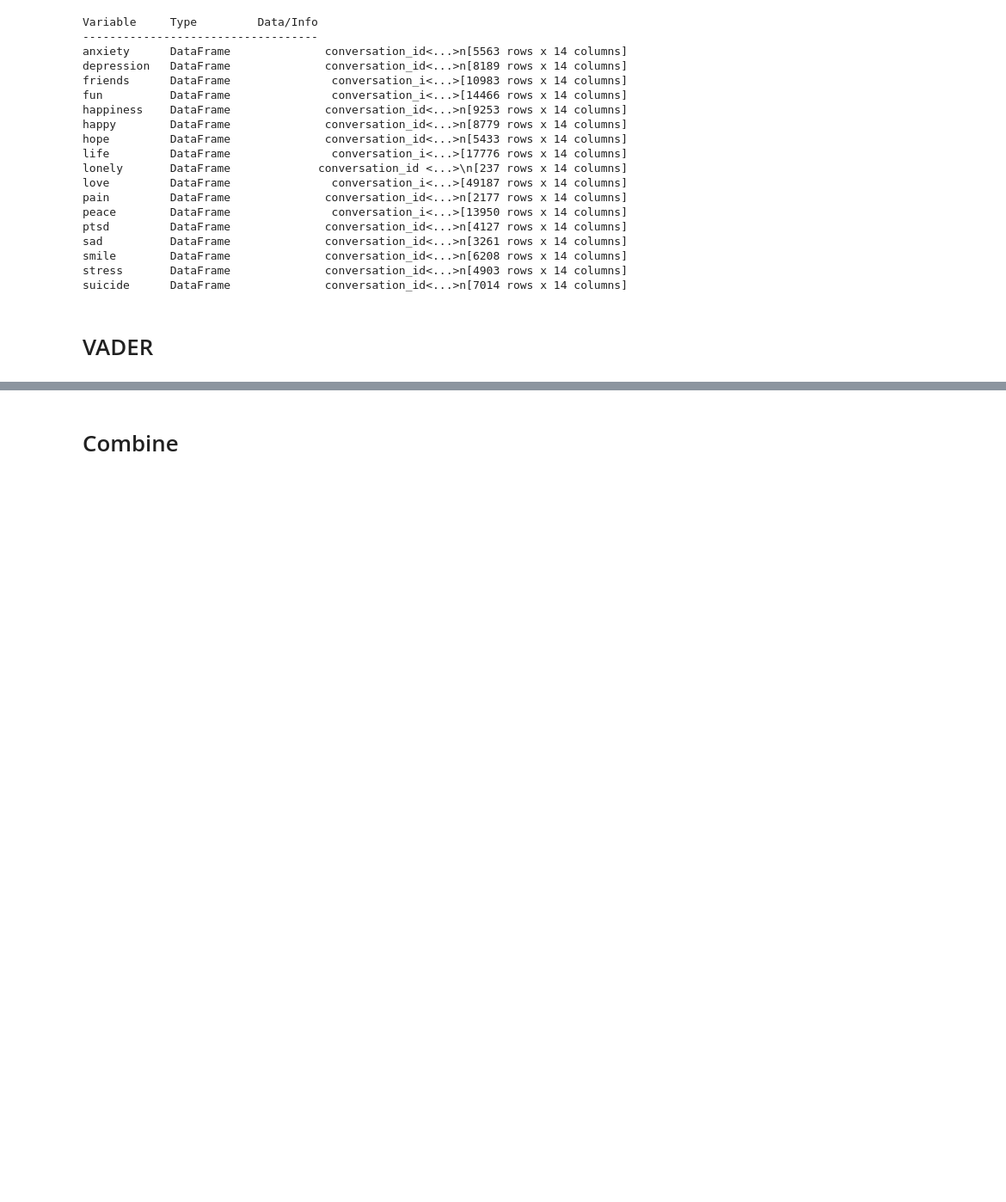
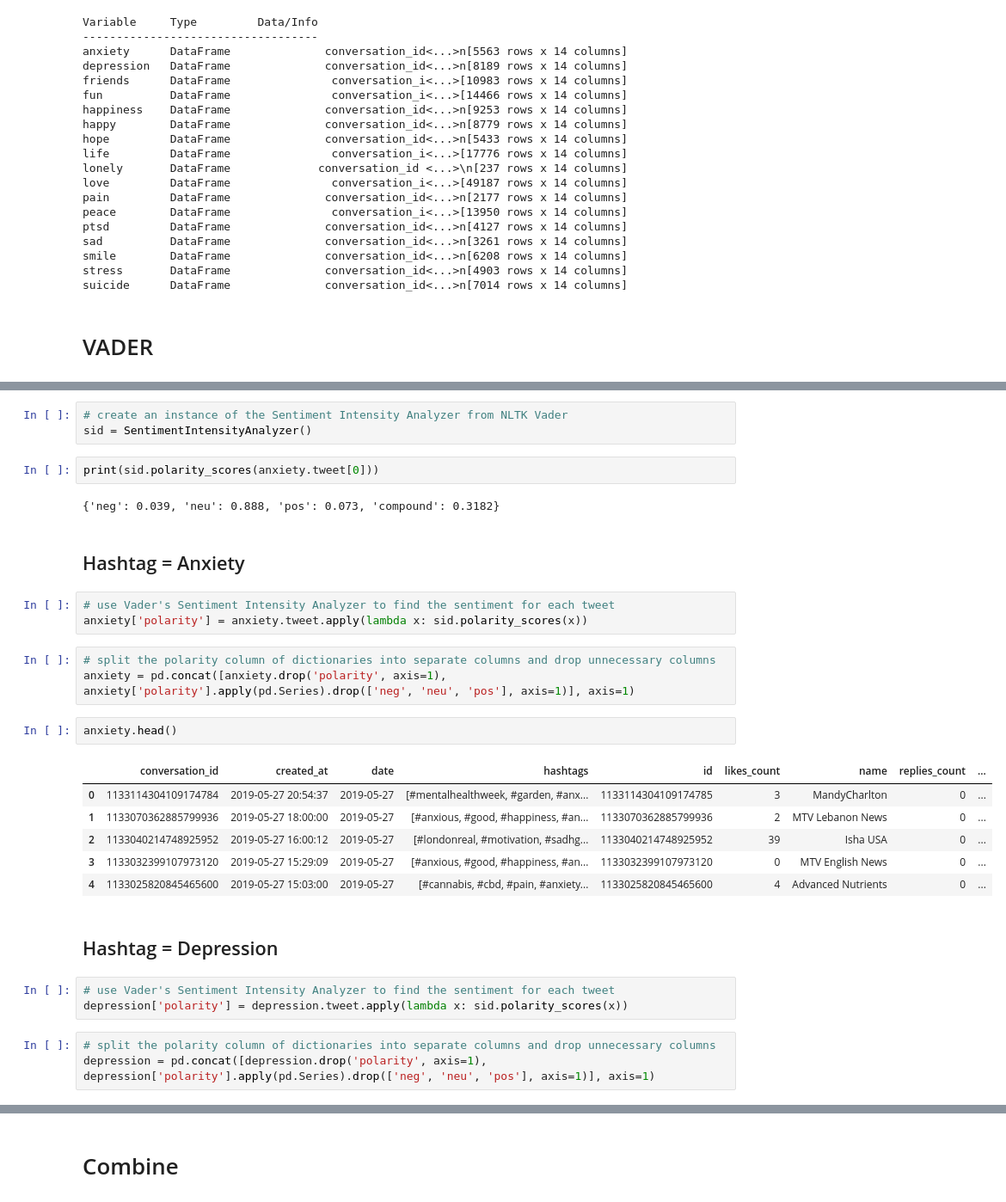
Before and after one commit to lasoya/Social_Media_Analysis, a Jupyter notebook: Data_Cleaning.ipynb, the cells around one changed output, grey strips where cells are left out. Shown at 86% size. Drawn from its saved outputs; the diff is of its cells as text; blank space fills up the shorter version.

```diff
--- a/Data_Cleaning.ipynb
+++ b/Data_Cleaning.ipynb
@@ -2582,0 +2585,32 @@ suicide      DataFrame              conversation_id<...>n[7014 rows x 14 columns
+# %%
+# create an instance of the Sentiment Intensity Analyzer from NLTK Vader
+sid = SentimentIntensityAnalyzer()
+# %%
+print(sid.polarity_scores(anxiety.tweet[0]))
+# %% [output]
+{'neg': 0.039, 'neu': 0.888, 'pos': 0.073, 'compound': 0.3182}
+# %% [markdown]
+## Hashtag = Anxiety
+# %%
+# use Vader's Sentiment Intensity Analyzer to find the sentiment for each tweet
+anxiety['polarity'] = anxiety.tweet.apply(lambda x: sid.polarity_scores(x))
+# %%
+# split the polarity column of dictionaries into separate columns and drop unnecessary columns
+anxiety = pd.concat([anxiety.drop('polarity', axis=1), anxiety['polarity'].apply(pd.Series).drop(['neg', 'neu', 'pos'], axis=1)], axis=1)
+# %%
+anxiety.head()
+# %% [output]
+|  | conversation_id | created_at | date | hashtags | id | likes_count | name | replies_count | ... |
+| 0 | 1133114304109174784 | 2019-05-27 20:54:37 | 2019-05-27 | [#mentalhealthweek, #garden, #anx... | 1133114304109174785 | 3 | MandyCharlton | 0 | ... |
+| 1 | 1133070362885799936 | 2019-05-27 18:00:00 | 2019-05-27 | [#anxious, #good, #happiness, #an... | 1133070362885799936 | 2 | MTV Lebanon News | 0 | ... |
+| 2 | 1133040214748925952 | 2019-05-27 16:00:12 | 2019-05-27 | [#londonreal, #motivation, #sadhg... | 1133040214748925952 | 39 | Isha USA | 0 | ... |
+| 3 | 1133032399107973120 | 2019-05-27 15:29:09 | 2019-05-27 | [#anxious, #good, #happiness, #an... | 1133032399107973120 | 0 | MTV English News | 0 | ... |
+| 4 | 1133025820845465600 | 2019-05-27 15:03:00 | 2019-05-27 | [#cannabis, #cbd, #pain, #anxiety... | 1133025820845465600 | 4 | Advanced Nutrients | 0 | ... |
+# %% [markdown]
+## Hashtag = Depression
+# %%
+# use Vader's Sentiment Intensity Analyzer to find the sentiment for each tweet
+depression['polarity'] = depression.tweet.apply(lambda x: sid.polarity_scores(x))
+# %%
+# split the polarity column of dictionaries into separate columns and drop unnecessary columns
+depression = pd.concat([depression.drop('polarity', axis=1), depression['polarity'].apply(pd.Series).drop(['neg', 'neu', 'pos'], axis=1)], axis=1)
```
Also changed, not shown: parts of 63 cells of this notebook.
